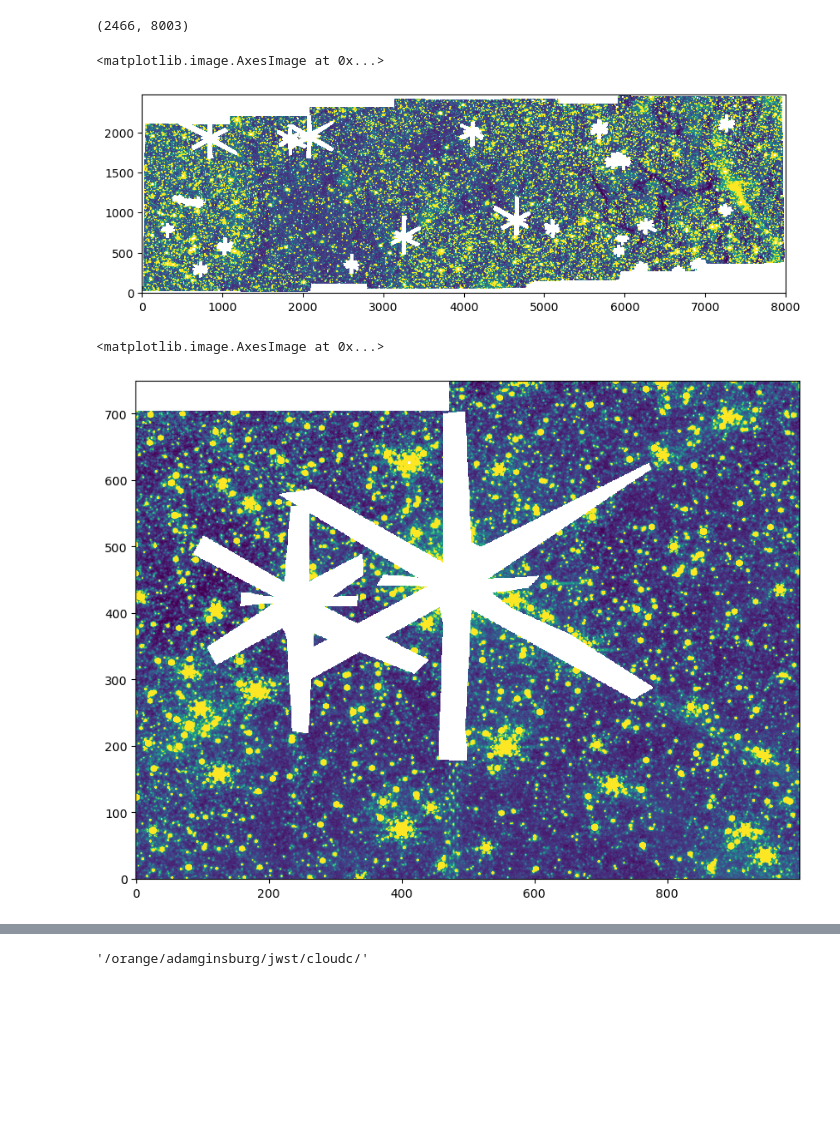
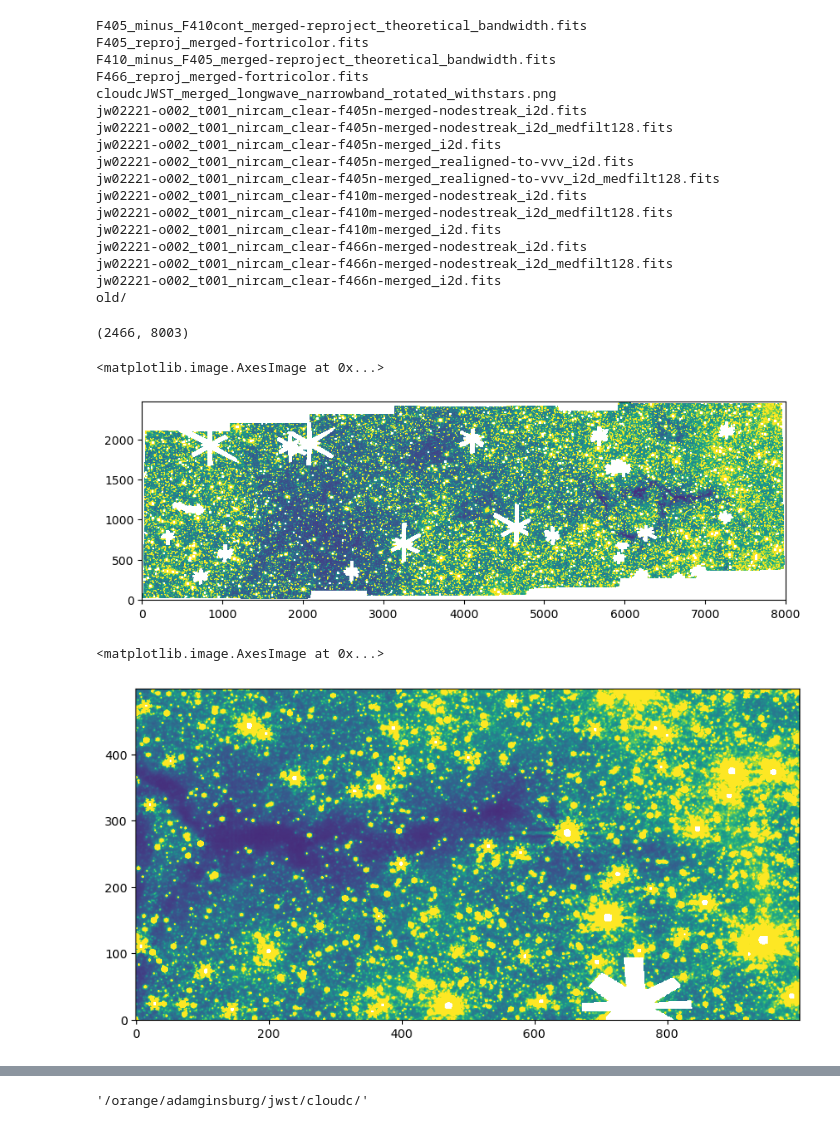
Before and after one commit to SpacialTree/brick-jwst-2221, a Jupyter notebook: notebooks/MedianFilterBackground_CloudC.ipynb, the cells around one changed output, grey strips where cells are left out. Cells and saved outputs as stored; diff of their text form; code cells hidden in the pictures; blank space fills up the shorter version.

```diff
--- a/notebooks/MedianFilterBackground_CloudC.ipynb
+++ b/notebooks/MedianFilterBackground_CloudC.ipynb
@@ -34,9 +34,30 @@ basepath = '/orange/adamginsburg/jwst/cloudc/'
 # %%
 #from destreak import destreak
 #%run $basepath/reduction/brick-jwst-2221/reduction/destreak.py
+# %%
+ls /orange/adamginsburg/jwst/cloudc/images/
+# %% [output]
+F405_minus_F410cont_merged-reproject_theoretical_bandwidth.fits
+F405_reproj_merged-fortricolor.fits
+F410_minus_F405_merged-reproject_theoretical_bandwidth.fits
+F466_reproj_merged-fortricolor.fits
+cloudcJWST_merged_longwave_narrowband_rotated_withstars.png
+jw02221-o002_t001_nircam_clear-f405n-merged-nodestreak_i2d.fits
+jw02221-o002_t001_nircam_clear-f405n-merged-nodestreak_i2d_medfilt128.fits
+jw02221-o002_t001_nircam_clear-f405n-merged_i2d.fits
+jw02221-o002_t001_nircam_clear-f405n-merged_realigned-to-vvv_i2d.fits
+jw02221-o002_t001_nircam_clear-f405n-merged_realigned-to-vvv_i2d_medfilt128.fits
+jw02221-o002_t001_nircam_clear-f410m-merged-nodestreak_i2d.fits
+jw02221-o002_t001_nircam_clear-f410m-merged-nodestreak_i2d_medfilt128.fits
+jw02221-o002_t001_nircam_clear-f410m-merged_i2d.fits
+jw02221-o002_t001_nircam_clear-f466n-merged-nodestreak_i2d.fits
+jw02221-o002_t001_nircam_clear-f466n-merged-nodestreak_i2d_medfilt128.fits
+jw02221-o002_t001_nircam_clear-f466n-merged_i2d.fits
+old/
 # %%
-img = fits.getdata(f"{basepath}//images/jw02221-o002_t001_nircam_clear-f405n-merged_realigned-to-vvv.fits", ext=1)
-header = fits.getheader(f"{basepath}//images/jw02221-o002_t001_nircam_clear-f405n-merged_realigned-to-vvv.fits", ext=1)
+file = f"{basepath}//images/jw02221-o002_t001_nircam_clear-f410m-merged-nodestreak_i2d.fits"
+img = fits.getdata(file, ext=1)
+header = fits.getheader(file, ext=1)
 ww = wcs.WCS(header)
 img.shape
 # %% [output]
@@ -54,12 +75,12 @@ img[img==0] = np.nan
 pl.imshow(img, vmin=-1, vmax=25)
 # %% [output]
 <matplotlib.image.AxesImage at 0x...>
-[figure, old version]
+[figure, new version]
 # %%
-pl.imshow(img[1500:2250, 1600:2600], vmin=-1, vmax=25)
+pl.imshow(img[1000:1500, 6500:7500], vmin=-1, vmax=25)
 # %% [output]
 <matplotlib.image.AxesImage at 0x...>
-[figure, old version]
+[figure, new version]
 # %%
 dx = 256
 chunks = [[img[(slice(sty, sty+dx), slice(stx, stx+dx))]
```
Also changed, not shown: parts of 5 cells of this notebook, 2 other files.
